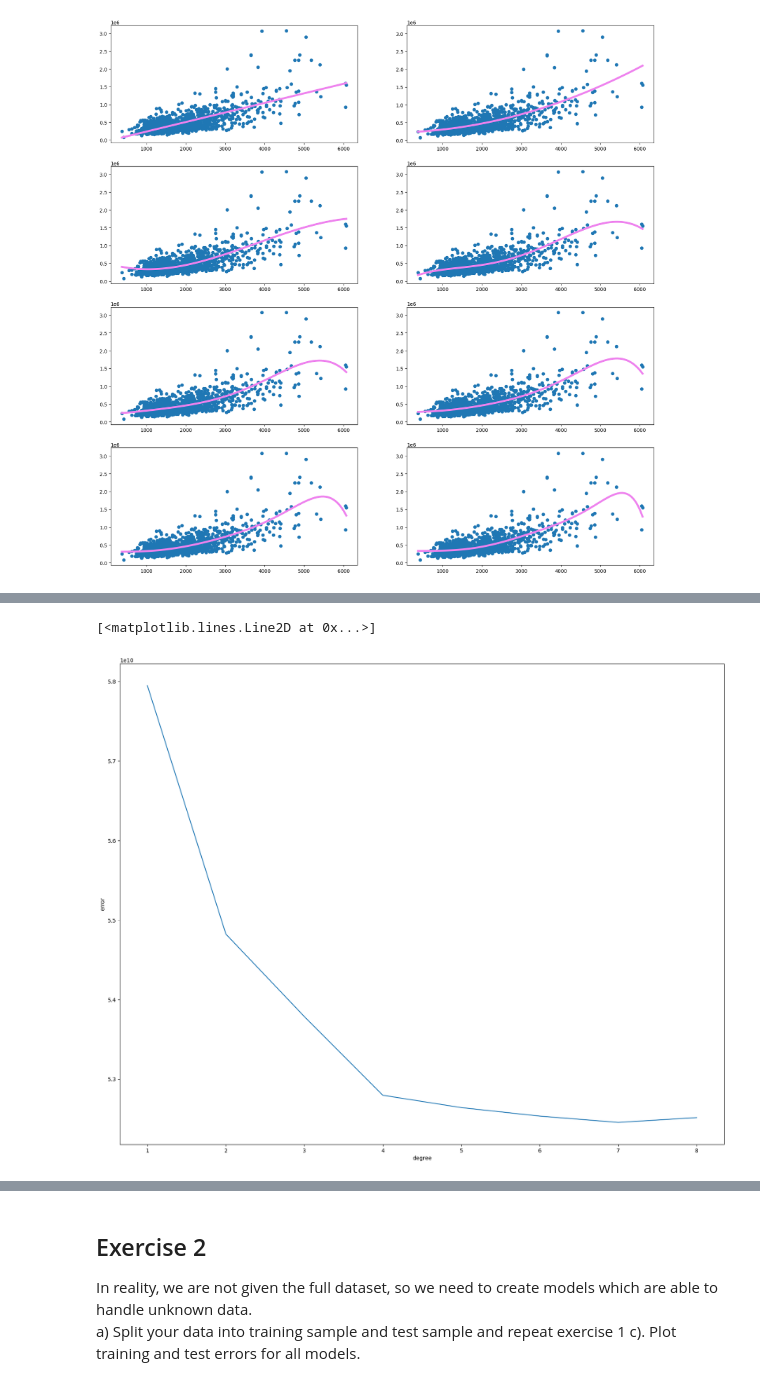
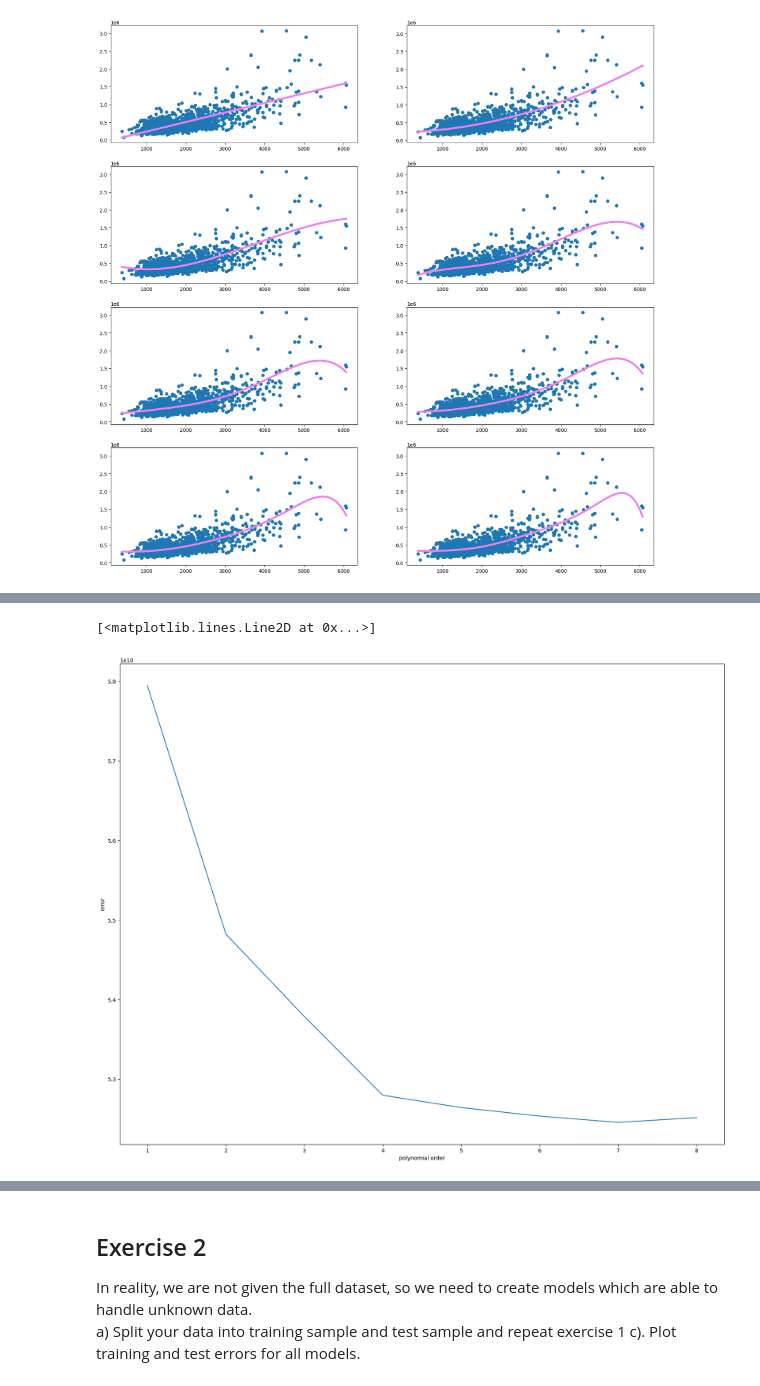
Before and after one commit to qojigedou/data_science, a Jupyter notebook: Assignment_2_with_code.ipynb, the cells around one changed output, grey strips where cells are left out. Cells and saved outputs as stored; diff of their text form; code cells hidden in the pictures.

```diff
--- a/Assignment_2_with_code.ipynb
+++ b/Assignment_2_with_code.ipynb
@@ -96,10 +99,10 @@ Notes:
 # %%
 #Your code:
 degree = list(range(1, 9))
 fig, ax = plt.subplots(figsize=(20, 16))
-ax.set_xlabel('degree')
+ax.set_xlabel('polynomial order')
 ax.set_ylabel('error')
 ax.plot(degree, mean_array)
 # %% [output]
 [<matplotlib.lines.Line2D at 0x...>]
-[figure, old version]
+[figure, new version]
```
Also changed, not shown: parts of 9 cells of this notebook.
